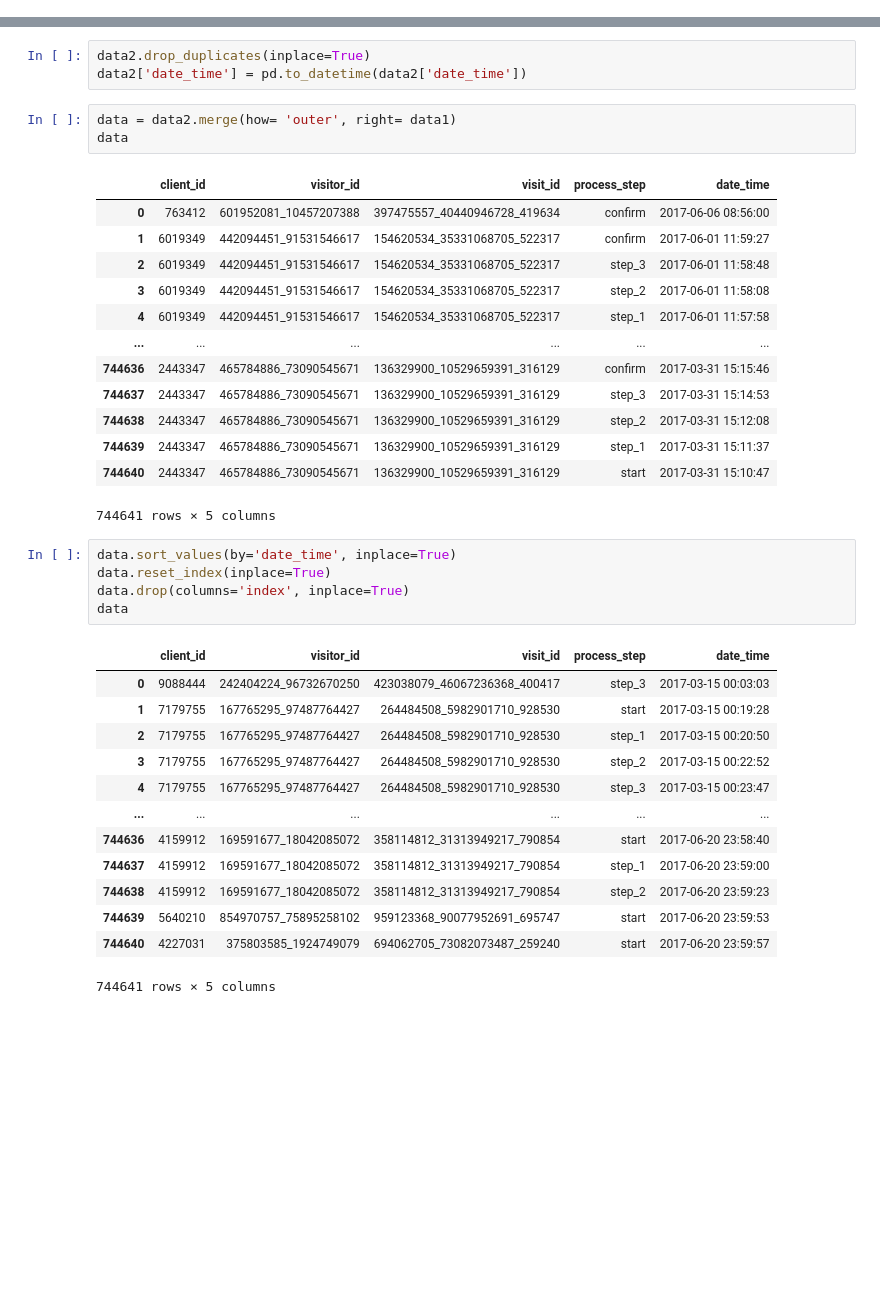
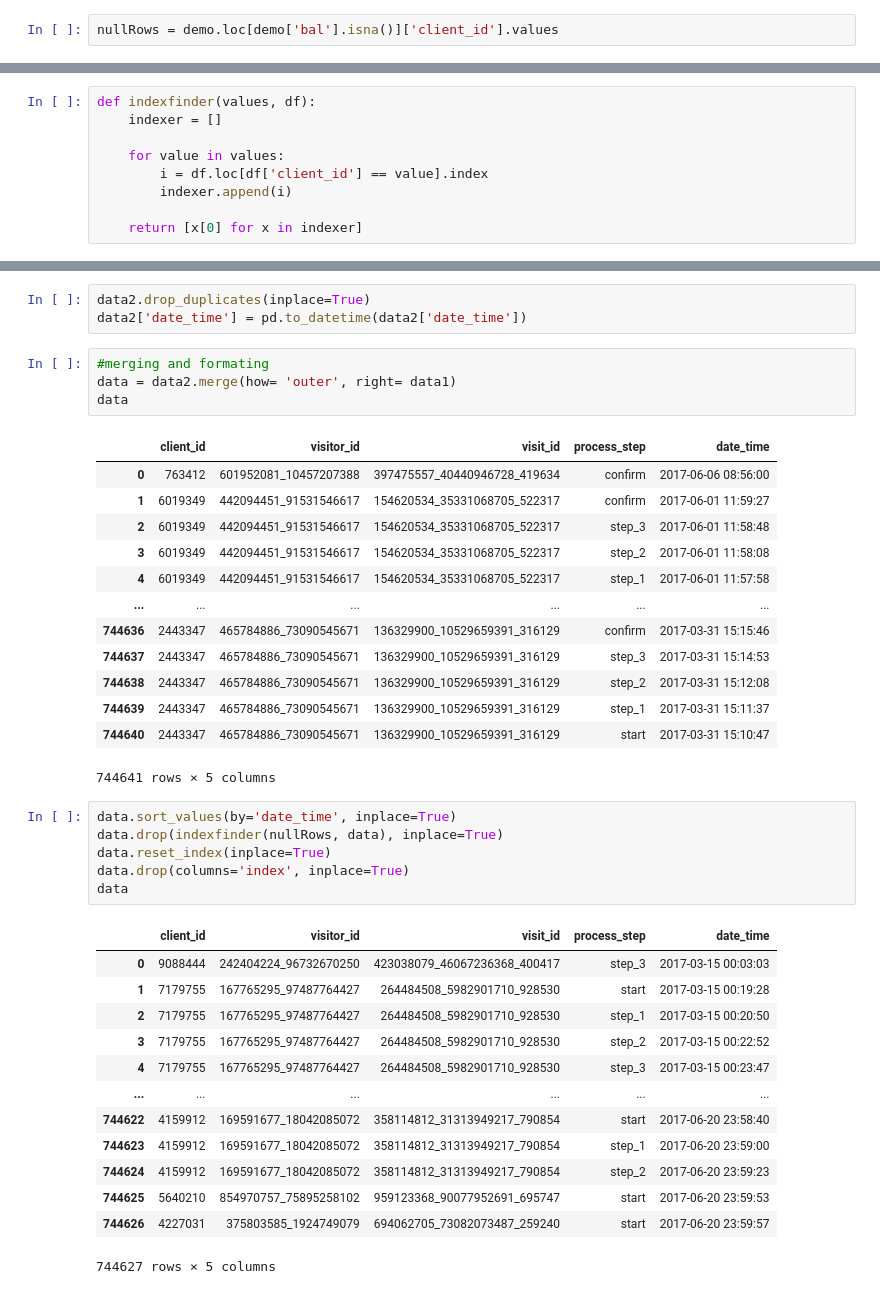
Before and after one commit to ElielVSAlmeida/Vanguard-ab-test, a Jupyter notebook: cleaning.ipynb, the cells around one changed output, grey strips where cells are left out. Saved outputs shown, nothing was run; the diff lists cells and outputs as text; blank space fills up the shorter version.

Commit message:
Formating the database -eliel

```diff
--- a/cleaning.ipynb
+++ b/cleaning.ipynb
@@ -17,6 +66,8 @@ demo
 | 70607 | 1573142 | 21.0 | 255.0 | 68.0 | M | 3.0 | 475114.69 | 4.0 | ... |
 | 70608 | 5602139 | 21.0 | 254.0 | 59.5 | F | 3.0 | 157498.73 | 7.0 | ... |
 70609 rows × 9 columns
+# %%
+nullRows = demo.loc[demo['bal'].isna()]['client_id'].values
 # %%
 demo.dropna(thresh=7, inplace=True)
 # %%
@@ -45,0 +119,9 @@ experiment
+# %%
+def indexfinder(values, df):
+    indexer = []
+
+    for value in values:
+        i = df.loc[df['client_id'] == value].index
+        indexer.append(i)
+
+    return [x[0] for x in indexer]
@@ -105,6 +227,7 @@ data2
 data2.drop_duplicates(inplace=True)
 data2['date_time'] = pd.to_datetime(data2['date_time'])
 # %%
+#merging and formating
 data = data2.merge(how= 'outer', right= data1)
 data
 # %% [output]
@@ -123,20 +246,21 @@ data
 744641 rows × 5 columns
 # %%
 data.sort_values(by='date_time', inplace=True)
+data.drop(indexfinder(nullRows, data), inplace=True)
 data.reset_index(inplace=True)
 data.drop(columns='index', inplace=True)
 data
 # %% [output]
 |  | client_id | visitor_id | visit_id | process_step | date_time |
 | 0 | 9088444 | 242404224_96732670250 | 423038079_46067236368_400417 | step_3 | 2017-03-15 00:03:03 |
 | 1 | 7179755 | 167765295_97487764427 | 264484508_5982901710_928530 | start | 2017-03-15 00:19:28 |
 | 2 | 7179755 | 167765295_97487764427 | 264484508_5982901710_928530 | step_1 | 2017-03-15 00:20:50 |
 | 3 | 7179755 | 167765295_97487764427 | 264484508_5982901710_928530 | step_2 | 2017-03-15 00:22:52 |
 | 4 | 7179755 | 167765295_97487764427 | 264484508_5982901710_928530 | step_3 | 2017-03-15 00:23:47 |
 | ... | ... | ... | ... | ... | ... |
-| 744636 | 4159912 | 169591677_18042085072 | 358114812_31313949217_790854 | start | 2017-06-20 23:58:40 |
-| 744637 | 4159912 | 169591677_18042085072 | 358114812_31313949217_790854 | step_1 | 2017-06-20 23:59:00 |
-| 744638 | 4159912 | 169591677_18042085072 | 358114812_31313949217_790854 | step_2 | 2017-06-20 23:59:23 |
-| 744639 | 5640210 | 854970757_75895258102 | 959123368_90077952691_695747 | start | 2017-06-20 23:59:53 |
-| 744640 | 4227031 | 375803585_1924749079 | 694062705_73082073487_259240 | start | 2017-06-20 23:59:57 |
+| 744622 | 4159912 | 169591677_18042085072 | 358114812_31313949217_790854 | start | 2017-06-20 23:58:40 |
+| 744623 | 4159912 | 169591677_18042085072 | 358114812_31313949217_790854 | step_1 | 2017-06-20 23:59:00 |
+| 744624 | 4159912 | 169591677_18042085072 | 358114812_31313949217_790854 | step_2 | 2017-06-20 23:59:23 |
+| 744625 | 5640210 | 854970757_75895258102 | 959123368_90077952691_695747 | start | 2017-06-20 23:59:53 |
+| 744626 | 4227031 | 375803585_1924749079 | 694062705_73082073487_259240 | start | 2017-06-20 23:59:57 |
-744641 rows × 5 columns
+744627 rows × 5 columns
```
Also changed, not shown: parts of 20 cells of this notebook, 5 other files.
